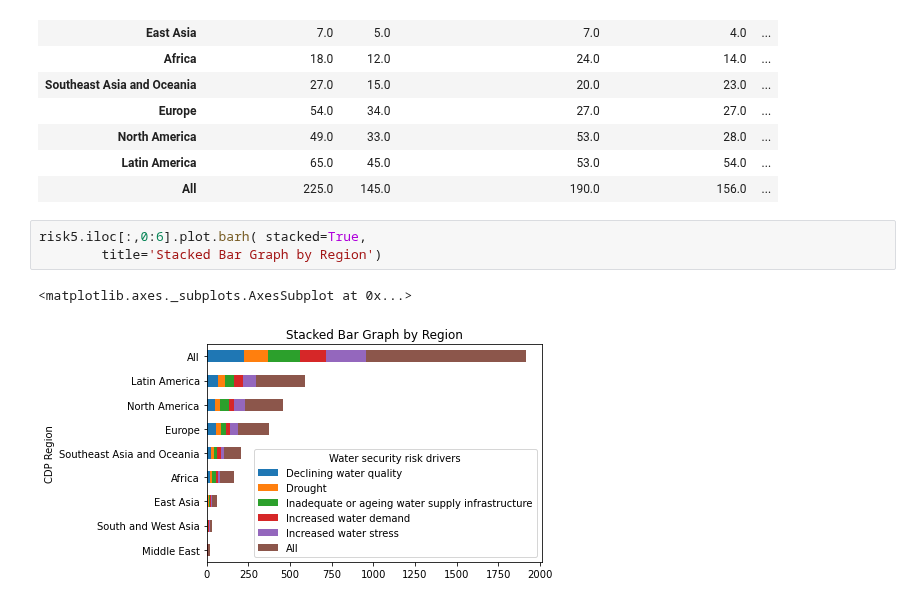
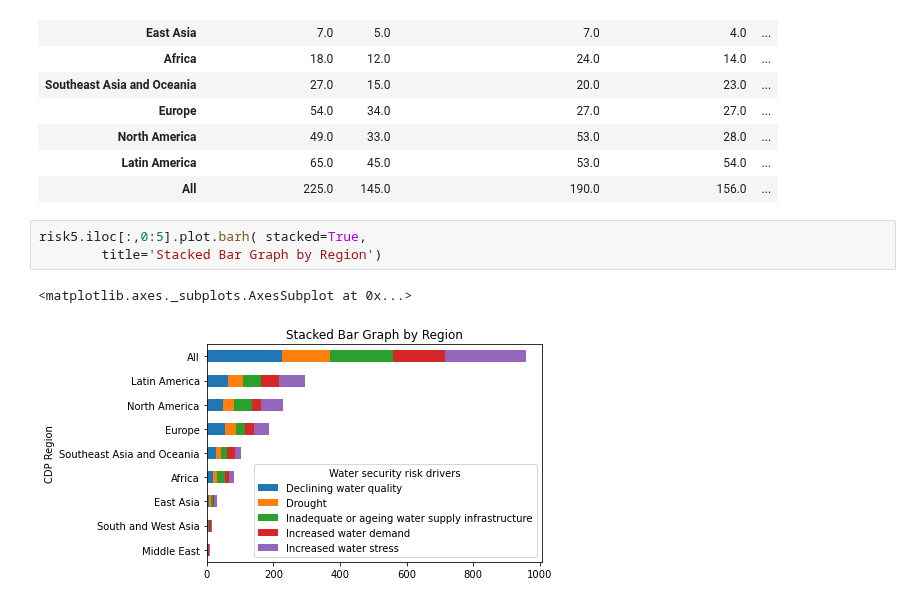
Before and after one commit to karlpolak/MDA-project, a Jupyter notebook: CDP-background-research.ipynb, the cells around one changed output. Cells and saved outputs as stored; diff of their text form.

```diff
--- a/CDP-background-research.ipynb
+++ b/CDP-background-research.ipynb
@@ -149,8 +148,8 @@ risk5
 | Latin America | 65.0 | 45.0 | 53.0 | 54.0 | ... |
 | All | 225.0 | 145.0 | 190.0 | 156.0 | ... |
 # %%
-risk5.iloc[:,0:6].plot.barh( stacked=True,
+risk5.iloc[:,0:5].plot.barh( stacked=True,
         title='Stacked Bar Graph by Region')
 # %% [output]
 <matplotlib.axes._subplots.AxesSubplot at 0x...>
-[figure, old version]
+[figure, new version]
```
Also changed, not shown: parts of 3 cells of this notebook.
